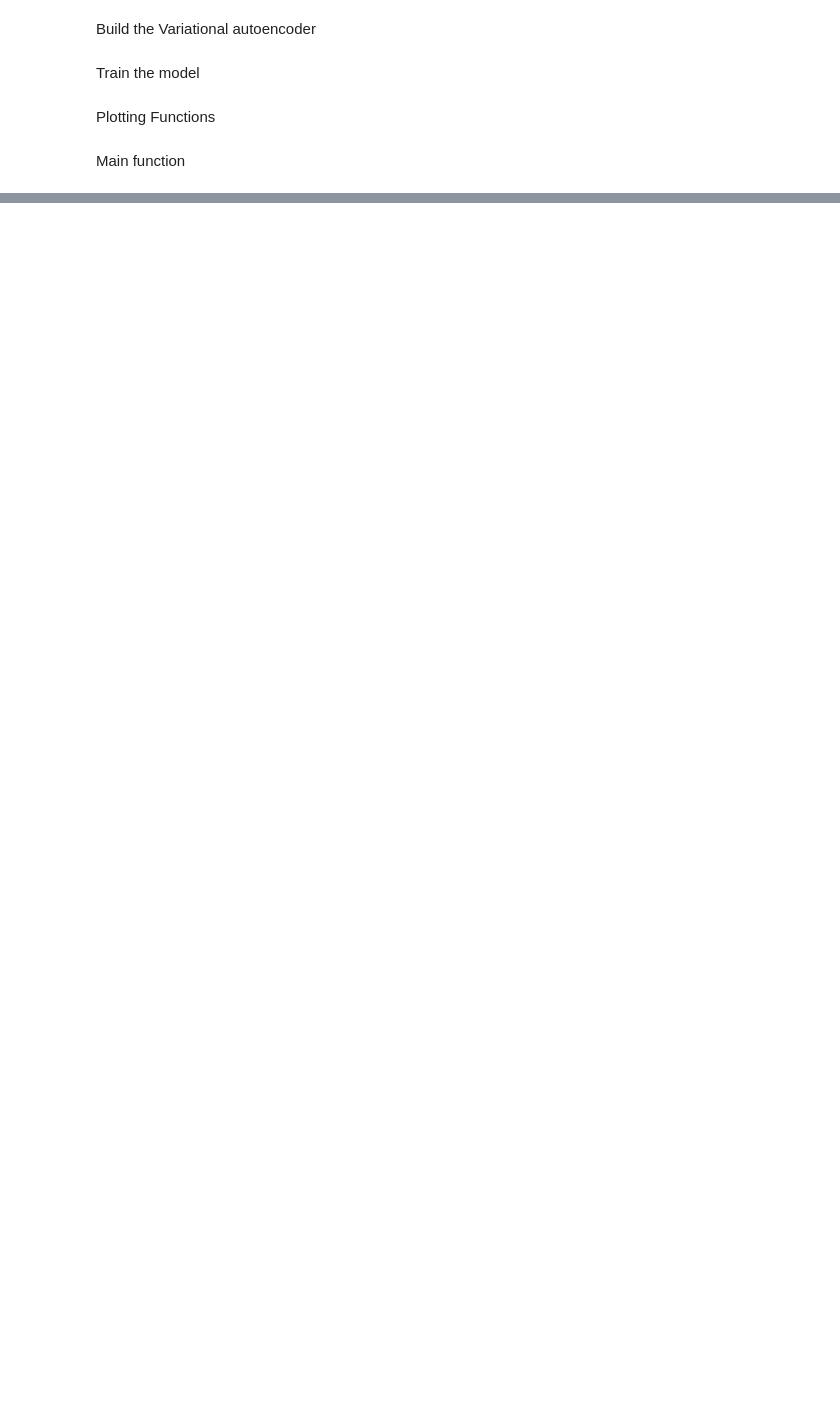
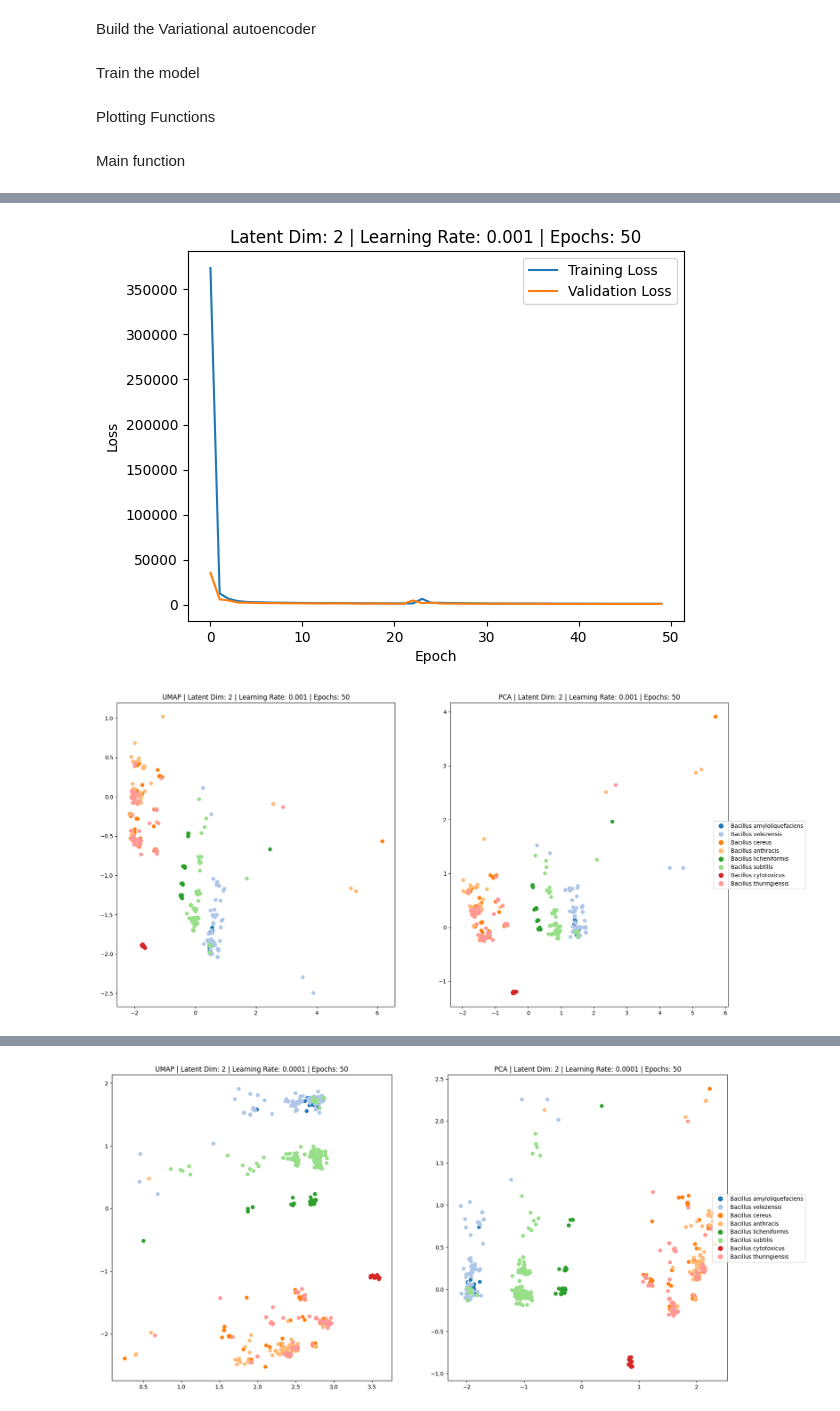
Before and after one commit to makrez/Bioinformatics, a Jupyter notebook: Variational_Autoencoder_16S.ipynb, the cells around one changed output, grey strips where cells are left out. Cells and saved outputs as stored; diff of their text form; code cells hidden in the pictures; blank space fills up the shorter version.

```diff
--- a/Variational_Autoencoder_16S.ipynb
+++ b/Variational_Autoencoder_16S.ipynb
@@ -179,7 +161,17 @@ class VariationalAutoencoder(nn.Module):
         x_recon = self.decode(z)
         return x_recon, mu, log_var
 
+def is_binary(tensor):
+    unique_vals = torch.unique(tensor)
+    return torch.all((unique_vals == 0) | (unique_vals == 1))
+
 def vae_loss(x, x_recon, mu, log_var):
+    #print(x.shape, x_recon.shape)
+    assert not torch.isnan(x).any()
+    assert not torch.isnan(x_recon).any()
+    assert not torch.isinf(x).any()
+    assert not torch.isinf(x_recon).any()
+    assert is_binary(x), "Target tensor contains non-binary values"
     BCE = F.binary_cross_entropy(x_recon, x, reduction='sum')
     KLD = -0.5 * torch.sum(1 + log_var - mu.pow(2) - log_var.exp())
     return BCE + KLD
@@ -357,16 +349,22 @@ def main(alignment_length, latent_dim, learning_rate, n_epochs): #, architecture
     # Plot the latent space
     plot_latent_space(model, device, flatted_sequence, sequence_labels, latent_dim, hyperparameters)
 
+    # Return the model and the final loss values
+    final_train_loss = train_losses[-1]
+    final_val_loss = val_losses[-1]
+
+    return model, final_train_loss, final_val_loss
+
 import pandas as pd
 import seaborn as sns
 
 if __name__ == '__main__':
     device = torch.device("cuda" if torch.cuda.is_available() else "cpu")
     alignment_length = 1500
-    n_epochs = 2
+    n_epochs = 50
 
-    latent_dims = [2,4,8,16,32,64]
-    learning_rates = [0.1,0.01,0.001,0.0001,0.00001,0.000001]
+    latent_dims = [2,4,32]
+    learning_rates = [0.001,0.0001,0.00001]
 
     # Create a DataFrame to store the final loss values
     loss_values = pd.DataFrame(columns=["latent_dim", "learning_rate", "final_train_loss", "final_val_loss"])
@@ -400,0 +415,2 @@ RuntimeError: ignored
+[figure, added]
+[figure, added]
@@ -400,0 +435 @@ RuntimeError: ignored
+[figure, added]
```
Also changed, not shown: parts of 4 cells of this notebook.
